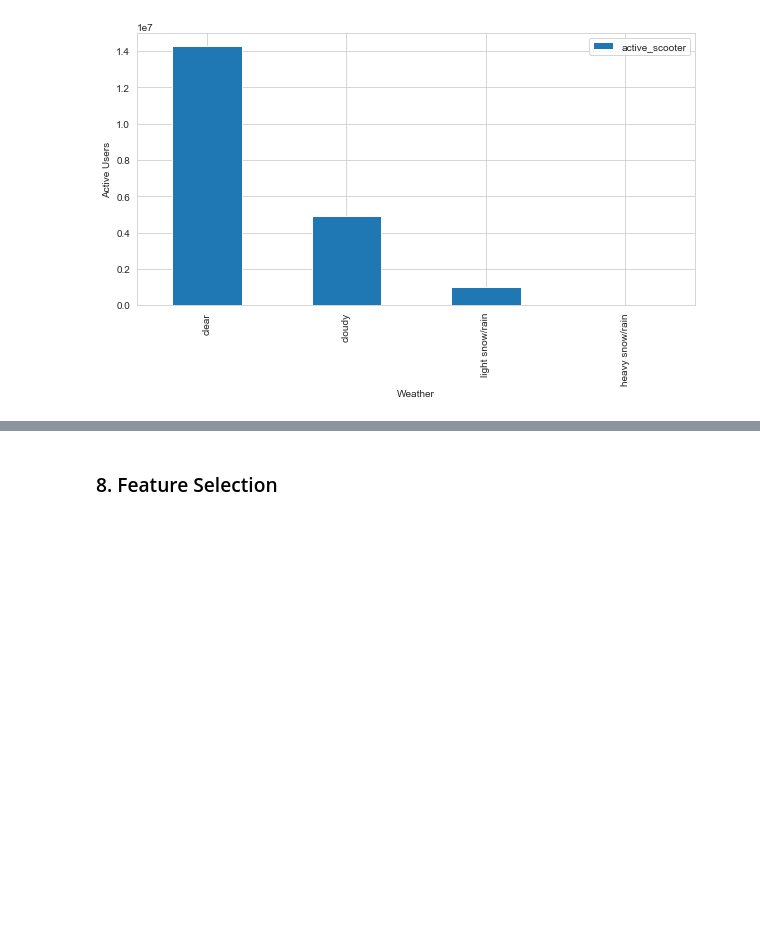
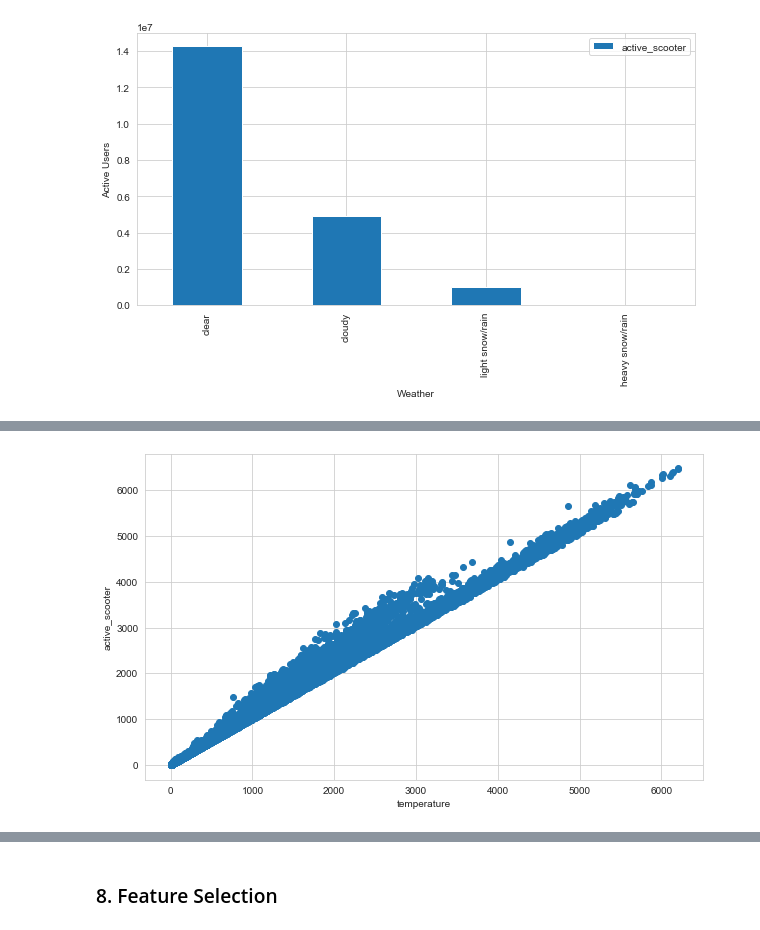
Before and after one commit to hakngrow/aice, a Jupyter notebook: eda.ipynb, the cells around one changed output, grey strips where cells are left out. Cells and saved outputs as stored; diff of their text form; code cells hidden in the pictures; blank space fills up the shorter version.

```diff
--- a/eda.ipynb
+++ b/eda.ipynb
@@ -816,0 +789,9 @@ df.head()
+# %%
+
+fig, ax = plt.subplots(figsize=(10,6))
+ax.scatter(df_rentals['registered_scooter'], df_rentals['active_scooter'])
+ax.set_xlabel('temperature')
+ax.set_ylabel('active_scooter')
+plt.show()
+# %% [output]
+[figure, added]
```
Also changed, not shown: parts of 27 cells of this notebook.
